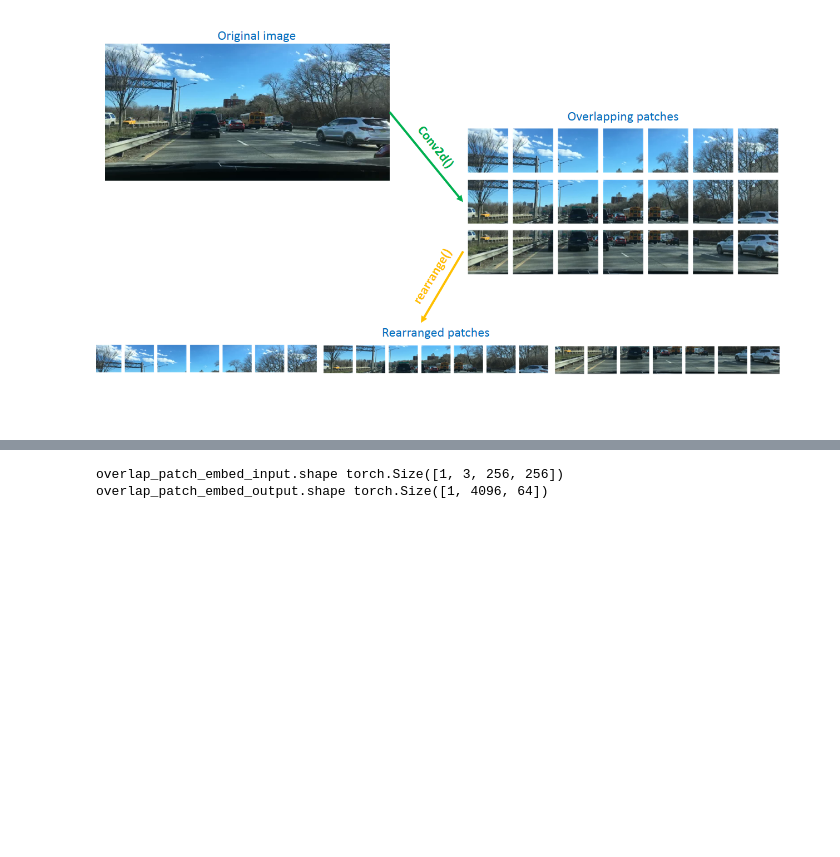
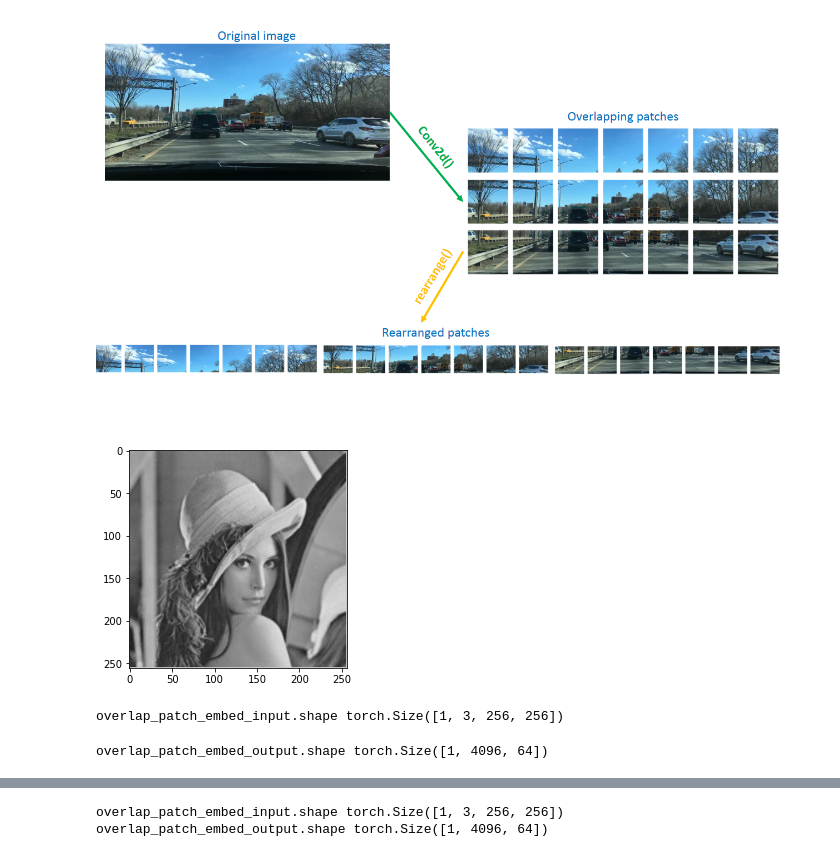
Before and after one commit to suryajayaraman/Semantic-Segmentation-using-Deep-Learning, a Jupyter notebook: finalContent/Segformer_Blocks.ipynb, the cells around one changed output, grey strips where cells are left out. Saved outputs shown, nothing was run; the diff lists cells and outputs as text; code cells hidden in the pictures; blank space fills up the shorter version.

```diff
--- a/finalContent/Segformer_starter.ipynb
+++ b/finalContent/Segformer_Blocks.ipynb
@@ -67,0 +48,15 @@ class overlap_patch_embed(nn.Module):
+# %%
+import matplotlib.pyplot as plt
+import cv2
+plt.imshow(cv2.imread('test_img.jpeg'))
+plt.show()
+# %% [output]
+[figure, added]
+# %%
+from torchvision import transforms
+convert_tensor = transforms.ToTensor()
+
+overlap_patch_embed_input = convert_tensor(input_img).reshape(1,3,256,256)
+print("overlap_patch_embed_input.shape", overlap_patch_embed_input.shape)
+# %% [output]
+overlap_patch_embed_input.shape torch.Size([1, 3, 256, 256])
@@ -67,0 +65,5 @@ class overlap_patch_embed(nn.Module):
+# %%
+overlap_patch_embed_output, _, _ = model(overlap_patch_embed_input)
+print("overlap_patch_embed_output.shape", overlap_patch_embed_output.shape)
+# %% [output]
+overlap_patch_embed_output.shape torch.Size([1, 4096, 64])
```
Also changed, not shown: parts of 18 cells of this notebook.
